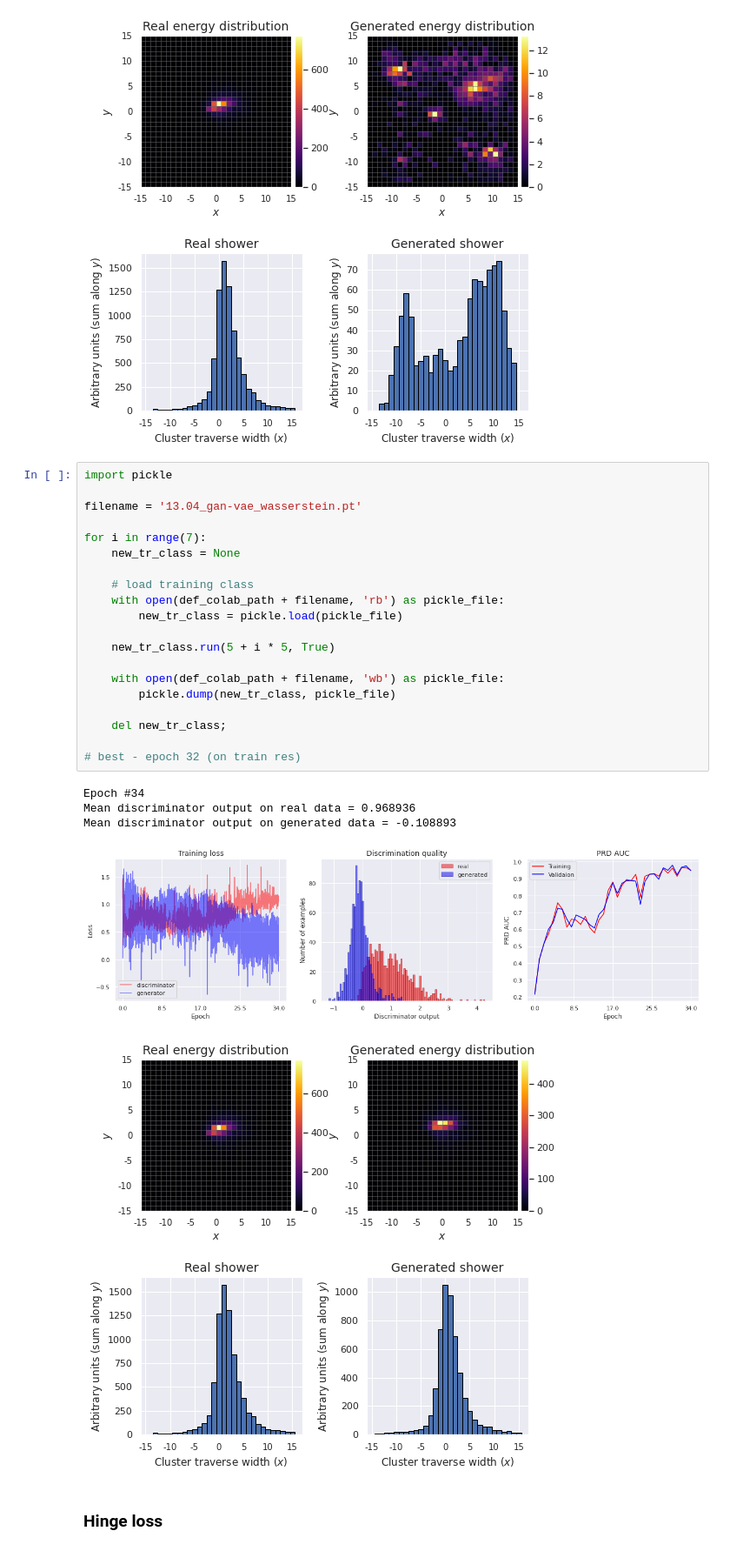
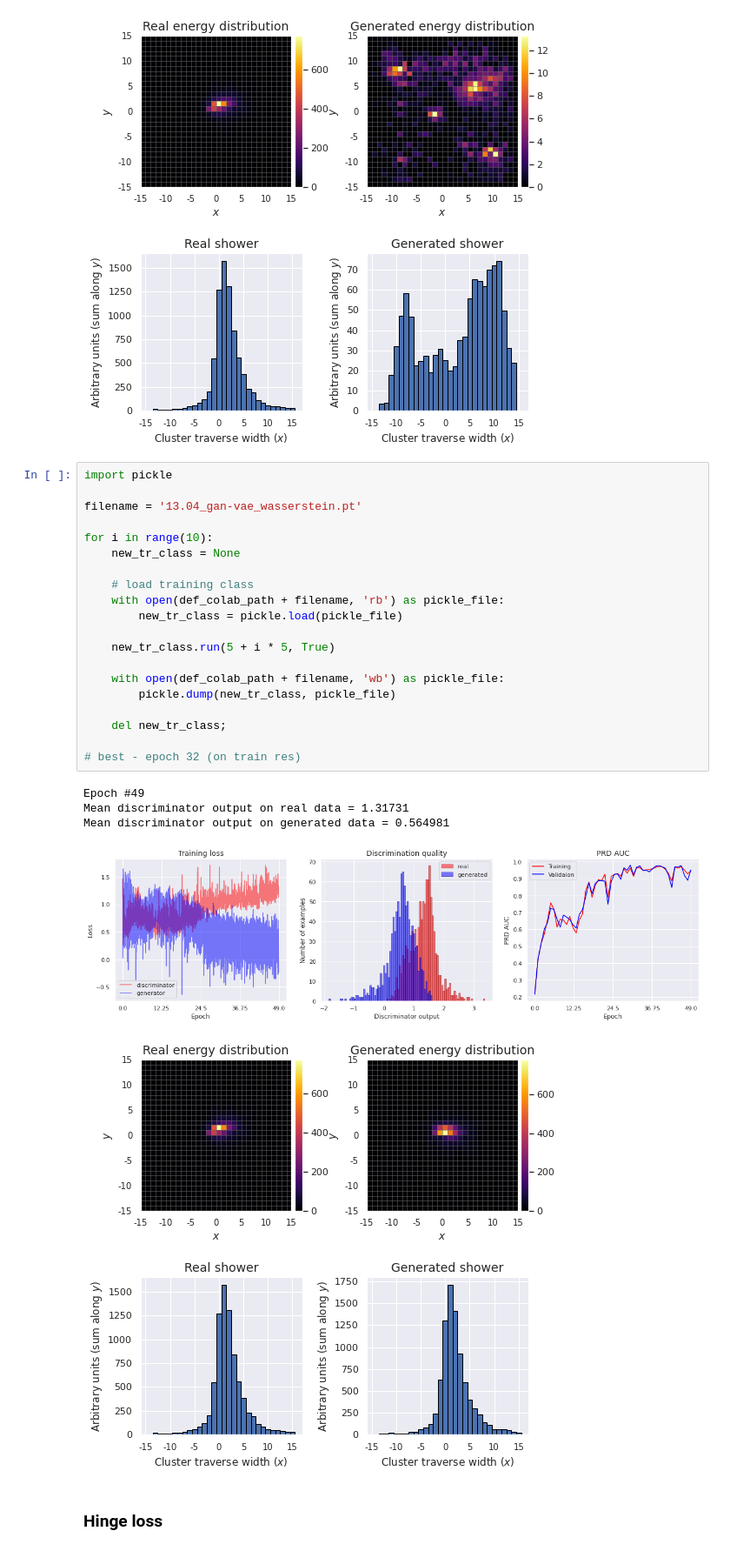
Before and after one commit to TheodorSergeev/mlhep2019_2_phase, a Jupyter notebook: analysis/lhcb_calo_gan.ipynb, the cells around one changed output. Shown: that part at 87% size. Drawn from its saved outputs; the diff is of its cells as text.

```diff
--- a/analysis/lhcb_calo_gan.ipynb
+++ b/analysis/lhcb_calo_gan.ipynb
@@ -1019,29 +1019,29 @@ Mean discriminator output on generated data = -0.907533
 # %%
 import pickle
 
 filename = '13.04_gan-vae_wasserstein.pt'
 
-for i in range(7):
+for i in range(10):
     new_tr_class = None
 
     # load training class
     with open(def_colab_path + filename, 'rb') as pickle_file:
         new_tr_class = pickle.load(pickle_file)
 
     new_tr_class.run(5 + i * 5, True)
 
     with open(def_colab_path + filename, 'wb') as pickle_file:
         pickle.dump(new_tr_class, pickle_file)
 
     del new_tr_class;
 
 # best - epoch 32 (on train res)
 # %% [output]
-Epoch #34
-Mean discriminator output on real data = 0.968936
-Mean discriminator output on generated data = -0.108893
+Epoch #49
+Mean discriminator output on real data = 1.31731
+Mean discriminator output on generated data = 0.564981
-[figure, old version]
+[figure, new version]
-[figure, old version]
+[figure, new version]
 # %% [markdown]
 ### Hinge loss
 # %%
```
Also changed, not shown: parts of 2 cells of this notebook, 1 other file.
